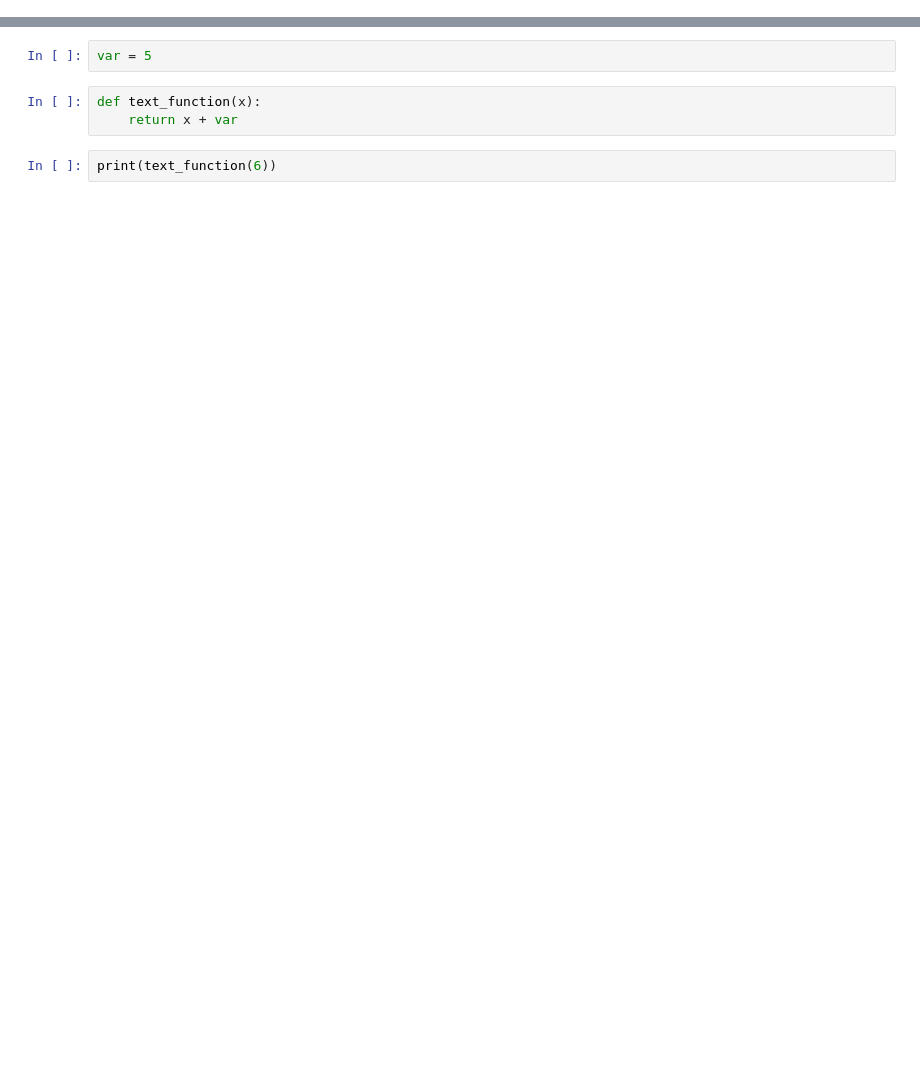
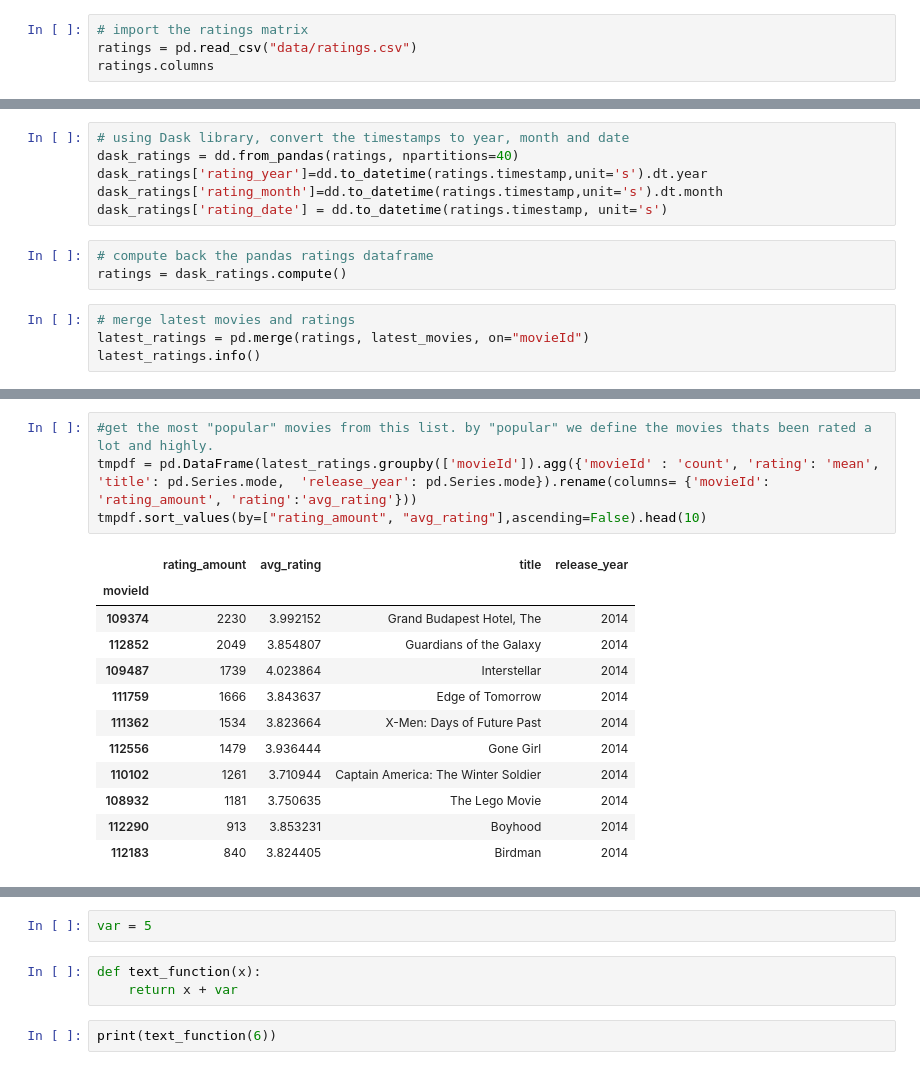
Before and after one commit to HamidSadEsf/movie_recommendation_ProjectCDS, a Jupyter notebook: colloborative_filtering_recommender.ipynb, the cells around one changed output, grey strips where cells are left out. Saved outputs shown, nothing was run; the diff lists cells and outputs as text; blank space fills up the shorter version.

```diff
--- a/colloborative_filtering_recommender.ipynb
+++ b/colloborative_filtering_recommender.ipynb
@@ -11,0 +80,4 @@ from sklearn.cluster import KMeans
+# %%
+# import the ratings matrix
+ratings = pd.read_csv("data/ratings.csv")
+ratings.columns
@@ -11,0 +86,13 @@ from sklearn.cluster import KMeans
+# %%
+# using Dask library, convert the timestamps to year, month and date
+dask_ratings = dd.from_pandas(ratings, npartitions=40)
+dask_ratings['rating_year']=dd.to_datetime(ratings.timestamp,unit='s').dt.year
+dask_ratings['rating_month']=dd.to_datetime(ratings.timestamp,unit='s').dt.month
+dask_ratings['rating_date'] = dd.to_datetime(ratings.timestamp, unit='s')
+# %%
+# compute back the pandas ratings dataframe
+ratings = dask_ratings.compute()
+# %%
+# merge latest movies and ratings
+latest_ratings = pd.merge(ratings, latest_movies, on="movieId")
+latest_ratings.info()
@@ -11,0 +131,17 @@ from sklearn.cluster import KMeans
+# %%
+#get the most "popular" movies from this list. by "popular" we define the movies thats been rated a lot and highly.
+tmpdf = pd.DataFrame(latest_ratings.groupby(['movieId']).agg({'movieId' : 'count', 'rating': 'mean', 'title': pd.Series.mode,  'release_year': pd.Series.mode}).rename(columns= {'movieId': 'rating_amount', 'rating':'avg_rating'}))
+tmpdf.sort_values(by=["rating_amount", "avg_rating"],ascending=False).head(10)
+# %% [output]
+|  | rating_amount | avg_rating | title | release_year |
+| movieId |  |  |  |  |
+| 109374 | 2230 | 3.992152 | Grand Budapest Hotel, The | 2014 |
+| 112852 | 2049 | 3.854807 | Guardians of the Galaxy | 2014 |
+| 109487 | 1739 | 4.023864 | Interstellar | 2014 |
+| 111759 | 1666 | 3.843637 | Edge of Tomorrow | 2014 |
+| 111362 | 1534 | 3.823664 | X-Men: Days of Future Past | 2014 |
+| 112556 | 1479 | 3.936444 | Gone Girl | 2014 |
+| 110102 | 1261 | 3.710944 | Captain America: The Winter Soldier | 2014 |
+| 108932 | 1181 | 3.750635 | The Lego Movie | 2014 |
+| 112290 | 913 | 3.853231 | Boyhood | 2014 |
+| 112183 | 840 | 3.824405 | Birdman | 2014 |
```
Also changed, not shown: parts of 88 cells of this notebook, 2 other files.
